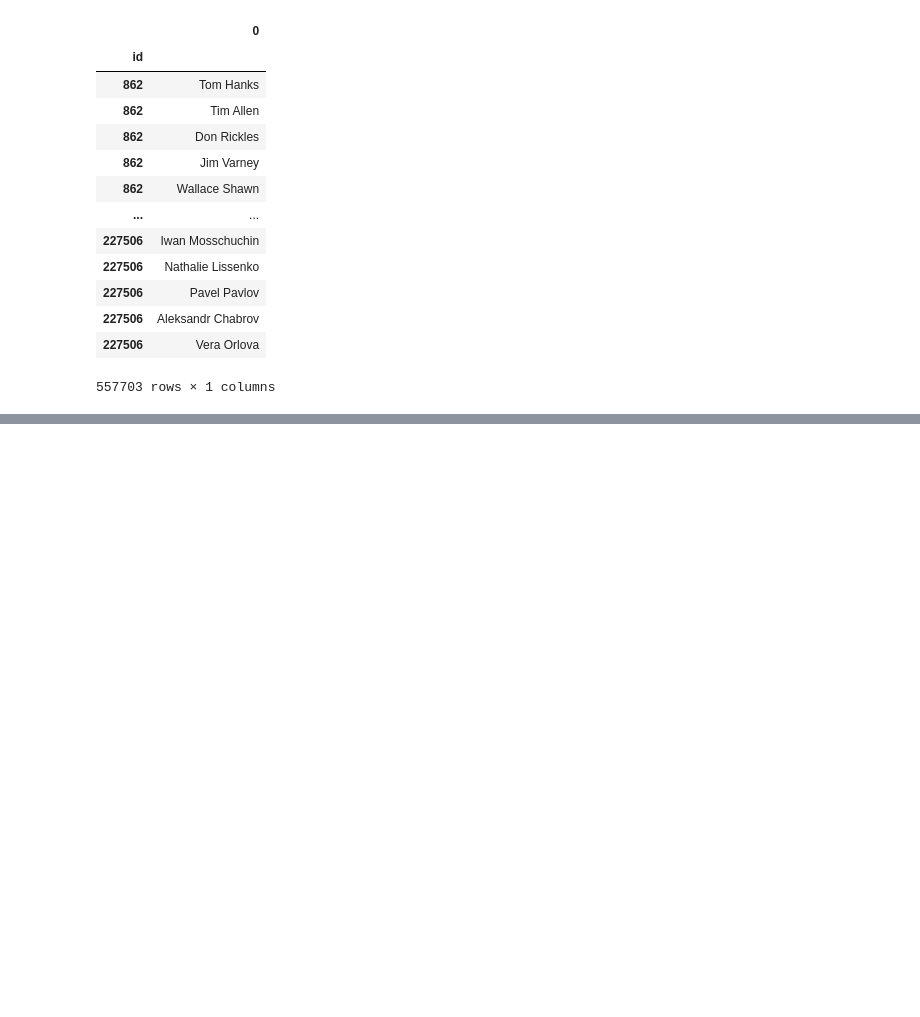
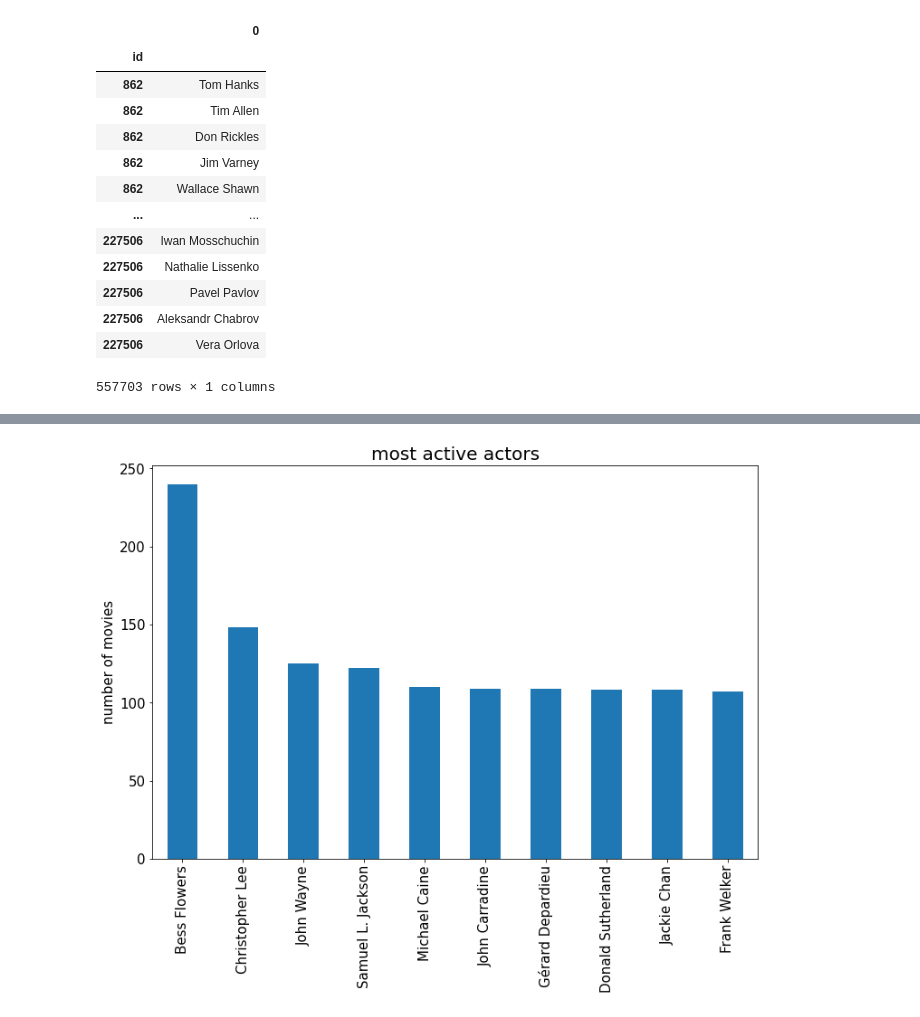
Before and after one commit to syahnetwork/Data-Science-Pandas, a Jupyter notebook: 02 Project 1 Explanatory Data Analysis & Data Presentation (Movies Dataset) part 2.ipynb, the cells around one changed output, grey strips where cells are left out. Drawn from its saved outputs; the diff is of its cells as text; code cells hidden in the pictures; blank space fills up the shorter version.

```diff
--- a/02 Project 1 Explanatory Data Analysis & Data Presentation (Movies Dataset) part 2.ipynb
+++ b/02 Project 1 Explanatory Data Analysis & Data Presentation (Movies Dataset) part 2.ipynb
@@ -587,3 +589,8 @@ act
 | 227506 | Aleksandr Chabrov |
 | 227506 | Vera Orlova |
 557703 rows × 1 columns
+# %%
+act.columns = ["Actor"] #rename 0 column to actor
+# %%
+act = act.merge(df[["title", "revenue_musd", "vote_average", "popularity"]], #left match , vlookup in excel
+               how = "left", left_index = True, right_index = True) #left merge #warning don't multi run , screw up the dataframe
@@ -589,0 +657,8 @@ act
+# %%
+plt.figure(figsize = (12,8))
+act.Actor.value_counts().head(10).plot(kind = 'bar', fontsize = 15)
+plt.title("most active actors", fontsize = 20)
+plt.ylabel("number of movies", fontsize = 15)
+plt.show()
+# %% [output]
+[figure, added]
```
Also changed, not shown: parts of 26 cells of this notebook.
